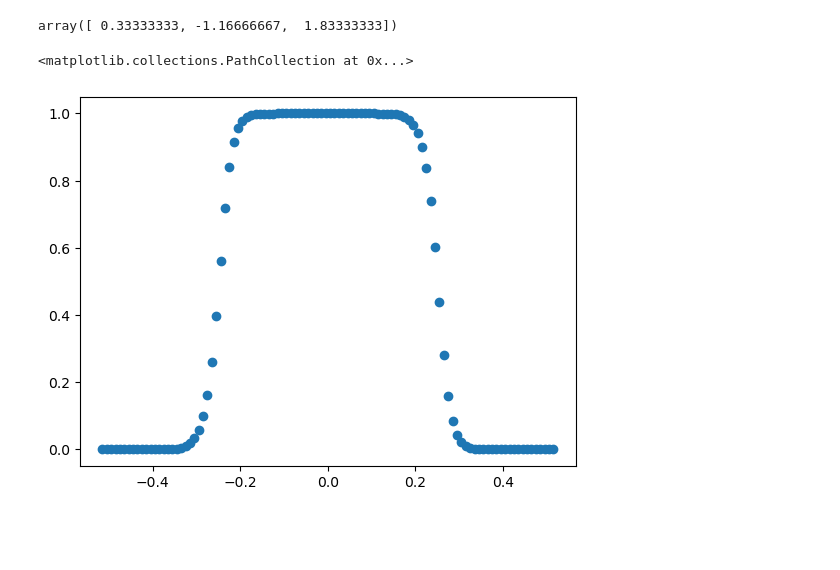
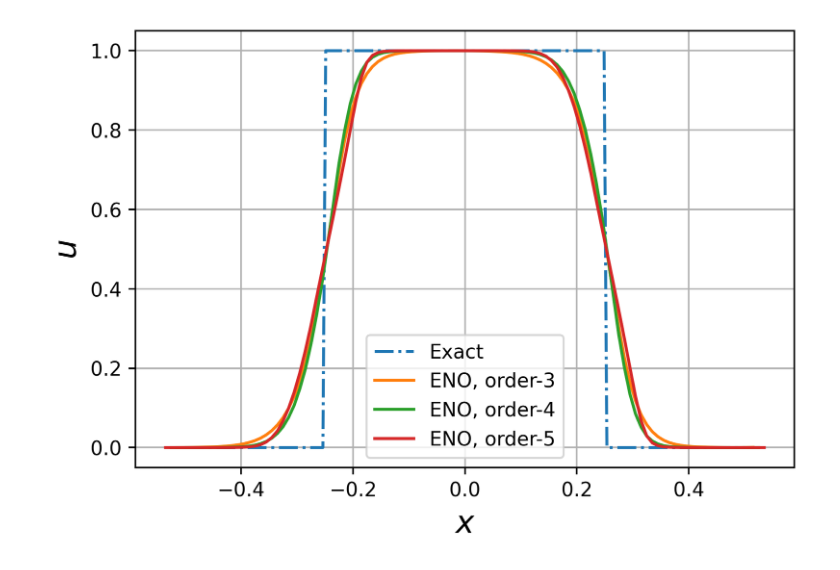
Before and after one commit to chairmanmao256/ENO-Linear-advection, a Jupyter notebook: test.ipynb, the cells around one changed output. Saved outputs shown, nothing was run; the diff lists cells and outputs as text; code cells hidden in the pictures; blank space fills up the shorter version.

Commit message:
Any order of ENO is supported now.

```diff
--- a/test.ipynb
+++ b/test.ipynb
@@ -6,18 +6,28 @@ import ENO as ENO
-# %%
-eno = ENO.ENO_advection()
-
-eno.ENO_weight(2)
-# %% [output]
-array([ 0.33333333, -1.16666667,  1.83333333])
-# %%
-eno.set_initial()
-global_t = 0.0
-while global_t < 10.0:
-    dt = eno.Runge_Kutta()
-    global_t += dt
-# %%
-plt.scatter(eno.xc, eno.u)
-# plt.scatter(eno.xface, eno.ur)
-# %% [output]
-<matplotlib.collections.PathCollection at 0x...>
-[figure, removed]
+# %%
+orderList = [3,4,5]
+T = 10.0
+xx = np.linspace(-0.5, 0.5, 200)
+move = T % 1
+uExact = (xx < -0.25 + move).astype(np.int32)*0.0 + (xx >= -0.25 + move).astype(np.int32)*\
+    (xx <= 0.25 + move).astype(np.int32)*1.0 + (xx > 0.25 + move).astype(np.int32)*0.0
+
+plt.figure(figsize = (6,4), dpi = 330)
+plt.plot(xx, uExact, linestyle = "dashdot", label="Exact")
+
+for order in orderList:
+    eno = ENO.ENO_advection(order=order)
+    eno.set_initial()
+    global_t = 0.0
+    while global_t < T:
+        dt = eno.Runge_Kutta()
+        global_t += dt
+
+    plt.plot(eno.xc, eno.u, label = "ENO, order-{}".format(order))
+
+plt.xlabel("$x$", fontsize = 16)
+plt.ylabel("$u$", fontsize = 16)
+plt.legend()
+plt.grid()
+plt.savefig("./Images/Result_{}.png".format(T))
+# %% [output]
+[figure, added]
```
Also changed, not shown: parts of 5 cells of this notebook, 9 other files.
